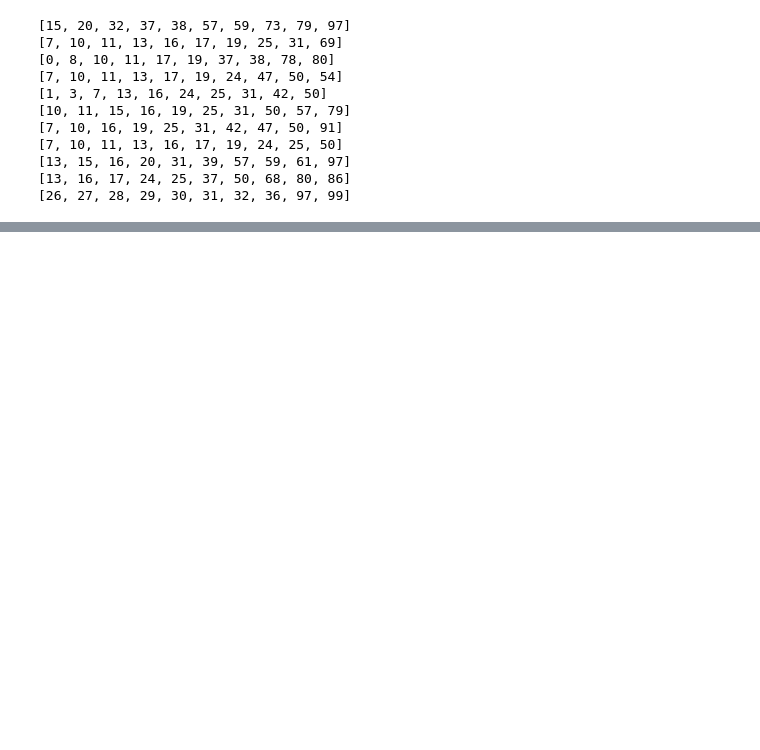
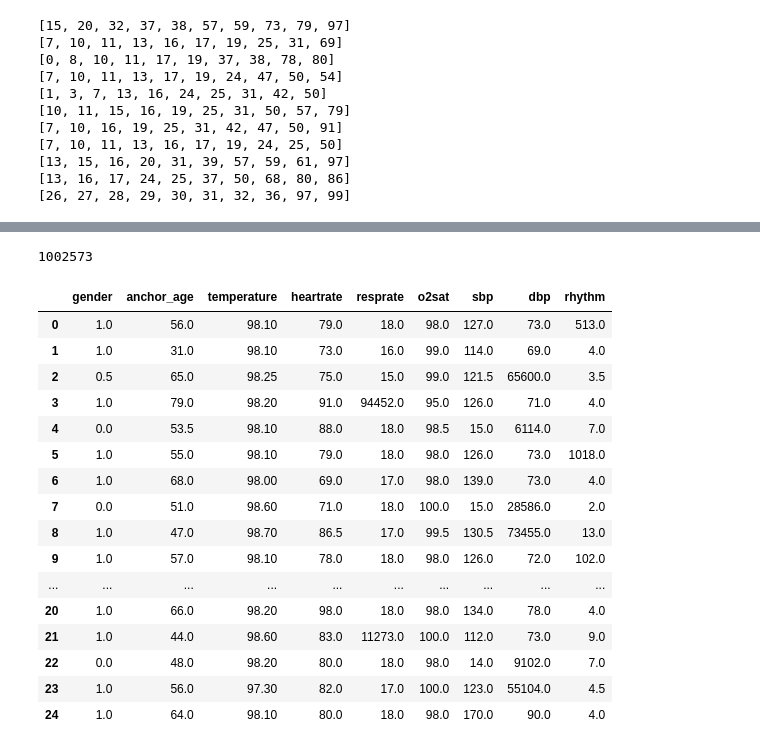
Before and after one commit to isabelkim/MI-IRL-KP, a Jupyter notebook: mdp.ipynb, the cells around one changed output, grey strips where cells are left out. Drawn from its saved outputs; the diff is of its cells as text; code cells hidden in the pictures; blank space fills up the shorter version.

```diff
--- a/mdp.ipynb
+++ b/mdp.ipynb
@@ -270,0 +368,18 @@ for k in range(K):
+# %%
+def calculate_cluster_medians(data, cluster_labels):
+    """
+    Calculate the average of each feature in each cluster.
+
+    :param data: N x d array of data points (N data points, d features)
+    :param cluster_labels: Array of length N with the cluster label for each data point
+    :return: K x d array of cluster averages (K clusters, d features)
+    """
+    unique_clusters = np.unique(cluster_labels)
+    num_features = data.shape[1]
+    cluster_medians = np.zeros((len(unique_clusters), num_features))
+
+    for i, cluster in enumerate(unique_clusters):
+        cluster_data = data[cluster_labels == cluster]
+        cluster_medians[i] = np.median(cluster_data, axis=0)
+
+    return cluster_medians
@@ -270,0 +404,2 @@ for k in range(K):
+# %%
+med = calculate_cluster_medians(M, state_model.labels_)
@@ -270,0 +428,47 @@ for k in range(K):
+# %%
+def create_dataframe_from_matrix(matrix, feature_labels):
+    """
+    Create a DataFrame from a given matrix and feature labels.
+
+    :param matrix: An N x d numpy array or list of lists, where N is the number of data points and d is the number of features.
+    :param feature_labels: A list of labels for the d features.
+    :return: A Pandas DataFrame with the given data and feature labels.
+    """
+    if len(feature_labels) != matrix.shape[1]:
+        raise ValueError("The number of feature labels must match the number of columns in the matrix.")
+
+    return pd.DataFrame(matrix, columns=feature_labels)
+# %%
+counts = {}
+
+for index, label in enumerate(state_model.labels_):
+    if label == 3:
+        print(index)
+    if label in counts:
+        counts[label] += 1
+    else:
+        counts[label] = 1
+# %% [output]
+1002573
+# %%
+df = create_dataframe_from_matrix(med, features)
+# %%
+df
+# %% [output]
+|  | gender | anchor_age | temperature | heartrate | resprate | o2sat | sbp | dbp | rhythm |
+| 0 | 1.0 | 56.0 | 98.10 | 79.0 | 18.0 | 98.0 | 127.0 | 73.0 | 513.0 |
+| 1 | 1.0 | 31.0 | 98.10 | 73.0 | 16.0 | 99.0 | 114.0 | 69.0 | 4.0 |
+| 2 | 0.5 | 65.0 | 98.25 | 75.0 | 15.0 | 99.0 | 121.5 | 65600.0 | 3.5 |
+| 3 | 1.0 | 79.0 | 98.20 | 91.0 | 94452.0 | 95.0 | 126.0 | 71.0 | 4.0 |
+| 4 | 0.0 | 53.5 | 98.10 | 88.0 | 18.0 | 98.5 | 15.0 | 6114.0 | 7.0 |
+| 5 | 1.0 | 55.0 | 98.10 | 79.0 | 18.0 | 98.0 | 126.0 | 73.0 | 1018.0 |
+| 6 | 1.0 | 68.0 | 98.00 | 69.0 | 17.0 | 98.0 | 139.0 | 73.0 | 4.0 |
+| 7 | 0.0 | 51.0 | 98.60 | 71.0 | 18.0 | 100.0 | 15.0 | 28586.0 | 2.0 |
+| 8 | 1.0 | 47.0 | 98.70 | 86.5 | 17.0 | 99.5 | 130.5 | 73455.0 | 13.0 |
+| 9 | 1.0 | 57.0 | 98.10 | 78.0 | 18.0 | 98.0 | 126.0 | 72.0 | 102.0 |
+| ... | ... | ... | ... | ... | ... | ... | ... | ... | ... |
+| 20 | 1.0 | 66.0 | 98.20 | 98.0 | 18.0 | 98.0 | 134.0 | 78.0 | 4.0 |
+| 21 | 1.0 | 44.0 | 98.60 | 83.0 | 11273.0 | 100.0 | 112.0 | 73.0 | 9.0 |
+| 22 | 0.0 | 48.0 | 98.20 | 80.0 | 18.0 | 98.0 | 14.0 | 9102.0 | 7.0 |
+| 23 | 1.0 | 56.0 | 97.30 | 82.0 | 17.0 | 100.0 | 123.0 | 55104.0 | 4.5 |
+| 24 | 1.0 | 64.0 | 98.10 | 80.0 | 18.0 | 98.0 | 170.0 | 90.0 | 4.0 |
```
Also changed, not shown: parts of 20 cells of this notebook, 2 other files.
